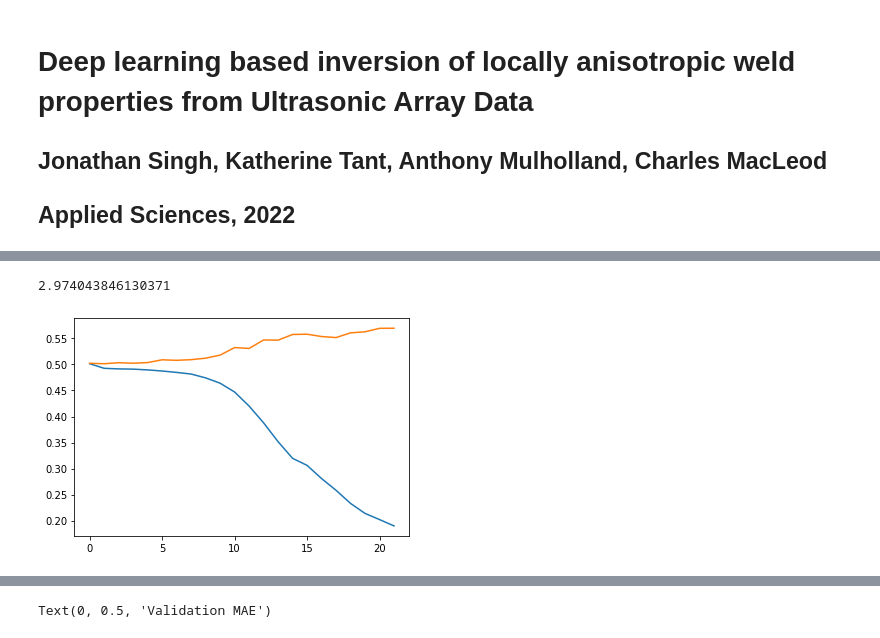
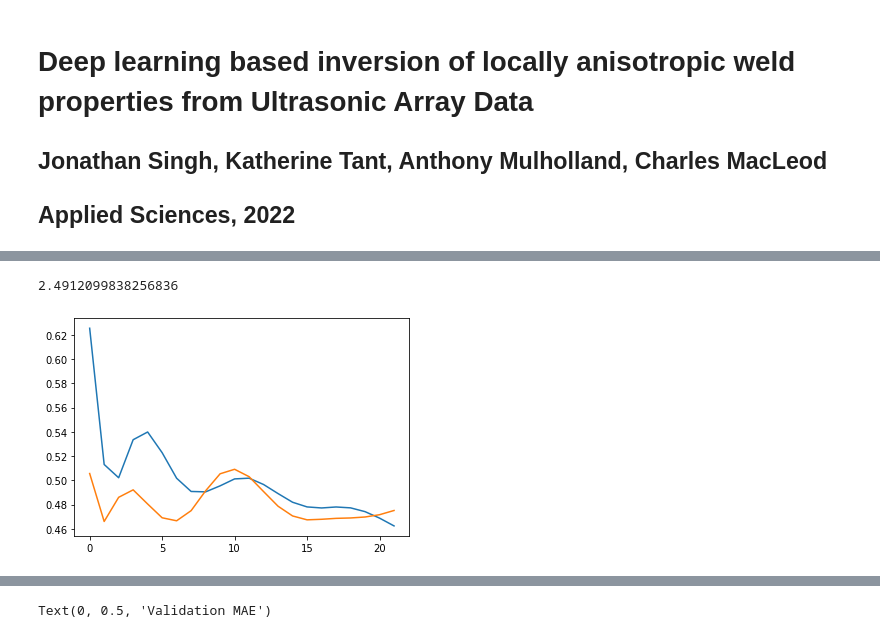
Before and after one commit to jonnyrsingh/DeepLearningWeldInversion, a Jupyter notebook: deep_learning_based_weld_inversion.ipynb, the cells around one changed output, grey strips where cells are left out. Saved outputs shown, nothing was run; the diff lists cells and outputs as text; code cells hidden in the pictures.

```diff
--- a/deep_learning_based_weld_inversion.ipynb
+++ b/deep_learning_based_weld_inversion.ipynb
@@ -25,7 +25,7 @@ from IPython import display
 # %%
 # import data
 
-training_matlab = loadmat('weld_inversion/training_data_weld_combined.mat')
+training_matlab = loadmat('training_data_subset.mat')
 
 outputs_true = training_matlab['outputs']
 inputs_true_center  = training_matlab['rec_time_center']
@@ -50,7 +44,7 @@ np.shape(inputs_true_offset)
 # %%
-inputs_true_offset = np.reshape(inputs_true_offset,(10000,1024))
-inputs_true_center = np.reshape(inputs_true_center,(10000,1024))
-inputs_true_echo = np.reshape(inputs_true_echo,(10000,1024))
+inputs_true_offset = np.reshape(inputs_true_offset,(1000,1024))
+inputs_true_center = np.reshape(inputs_true_center,(1000,1024))
+inputs_true_echo = np.reshape(inputs_true_echo,(1000,1024))
 
 
 
@@ -67,19 +61,19 @@ outputs = (outputs_true-thetai)/10 #scale between -1 and 1  #scale this properly
 # non random test train split
 
 # test_size = 0.1
-x_train_center = inputs_center[100:10000,:]
+x_train_center = inputs_center[100:1000,:]
 x_test_center = inputs_center[0:100,:]
-y_train_center  = outputs[100:10000,:]
+y_train_center  = outputs[100:1000,:]
 y_test_center = outputs[0:100,:]
 
 
-x_train_offset = inputs_offset[100:10000,:]
+x_train_offset = inputs_offset[100:1000,:]
 x_test_offset = inputs_offset[0:100,:]
-y_train_offset  = outputs[100:10000,:]
+y_train_offset  = outputs[100:1000,:]
 y_test_offset = outputs[0:100,:]
 
 
-x_train_echo = inputs_echo[100:10000,:]
+x_train_echo = inputs_echo[100:1000,:]
 x_test_echo = inputs_echo[0:100,:]
-y_train_echo  = outputs[100:10000,:]
+y_train_echo  = outputs[100:1000,:]
 y_test_echo = outputs[0:100,:]
@@ -214,16 +192,16 @@ import time
 # %%
 tic = time.time()
 
-modelOut=create_model_echo(90,netParams[0],netParams[1],netParams[2],netParams[3],netParams[4],netParams[5],netParams[6])
+modelOut=create_model_center(90,netParams[0],netParams[1],netParams[2],netParams[3],netParams[4],netParams[5],netParams[6])
 plt.plot(modelOut[1].history['loss'])
 plt.plot(modelOut[1].history['val_loss'])
 
 elapsed = time.time() - tic
 
 print(elapsed)
 # %% [output]
-2.974043846130371
+2.4912099838256836
-[figure, old version]
+[figure, new version]
 # %%
 tic = time.time()
 
```
Also changed, not shown: parts of 11 cells of this notebook.
